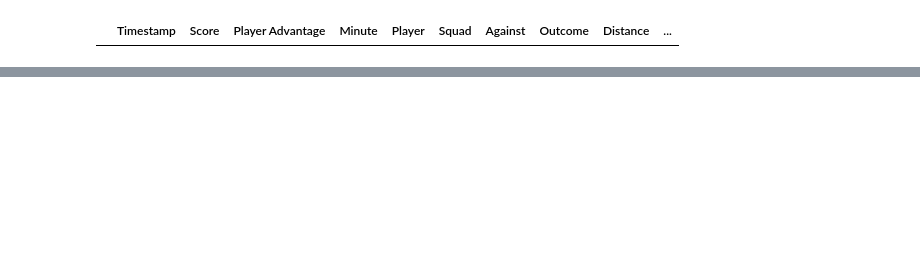
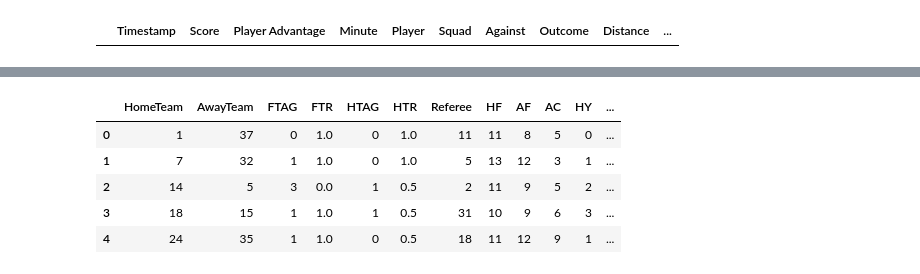
Before and after one commit to abircb/beat-the-bookie, a Jupyter notebook: non_shot_and_shot.ipynb, the cells around one changed output, grey strips where cells are left out. Saved outputs shown, nothing was run; the diff lists cells and outputs as text; code cells hidden in the pictures; blank space fills up the shorter version.

```diff
--- a/non_shot_and_shot.ipynb
+++ b/non_shot_and_shot.ipynb
@@ -124,0 +144,9 @@ shot_data.iloc[errors]
+# %%
+FTAG_predictions.head()
+# %% [output]
+|  | HomeTeam | AwayTeam | FTAG | FTR | HTAG | HTR | Referee | HF | AF | AC | HY | ... |
+| 0 | 1 | 37 | 0 | 1.0 | 0 | 1.0 | 11 | 11 | 8 | 5 | 0 | ... |
+| 1 | 7 | 32 | 1 | 1.0 | 0 | 1.0 | 5 | 13 | 12 | 3 | 1 | ... |
+| 2 | 14 | 5 | 3 | 0.0 | 1 | 0.5 | 2 | 11 | 9 | 5 | 2 | ... |
+| 3 | 18 | 15 | 1 | 1.0 | 1 | 0.5 | 31 | 10 | 9 | 6 | 3 | ... |
+| 4 | 24 | 35 | 1 | 1.0 | 0 | 0.5 | 18 | 11 | 12 | 9 | 1 | ... |
```
Also changed, not shown: parts of 9 cells of this notebook, 5 other files.
